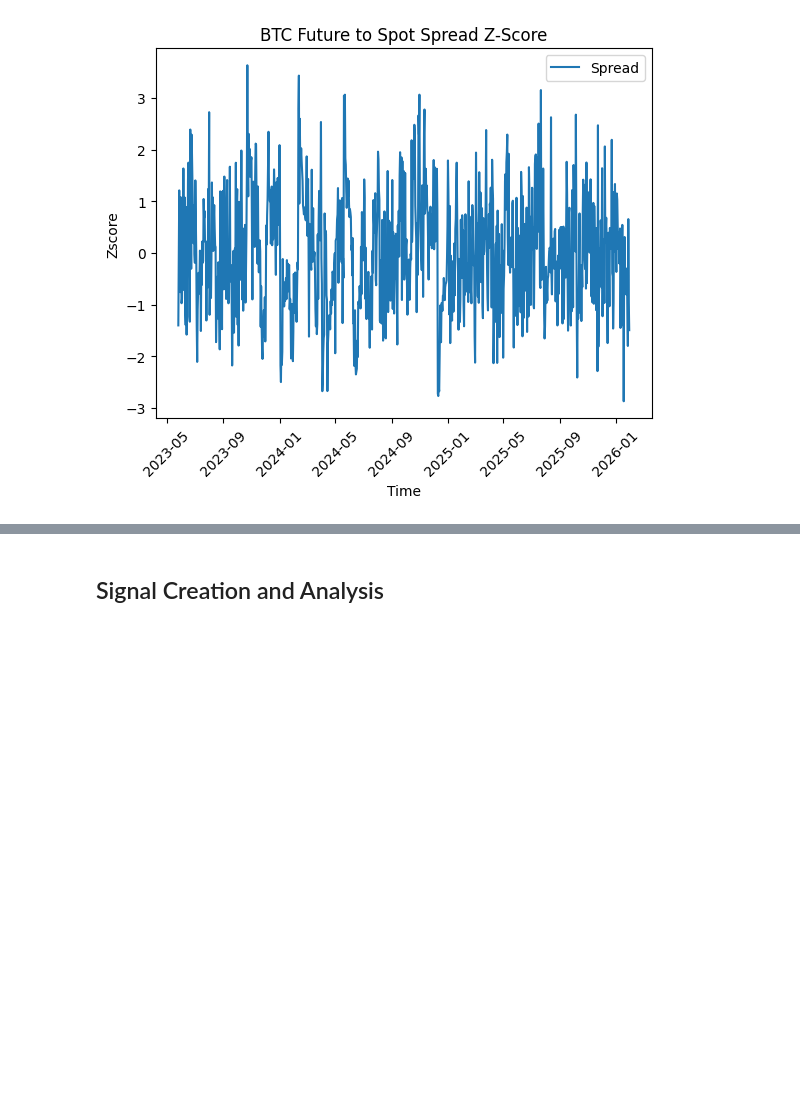
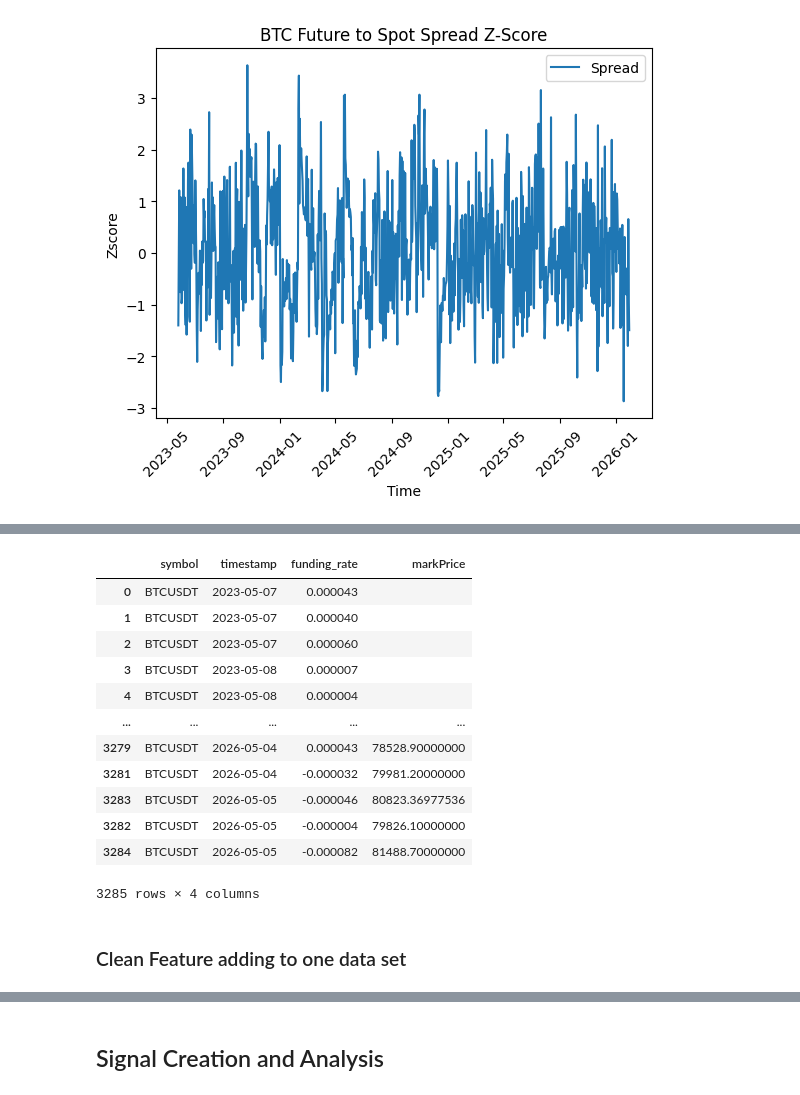
Before and after one commit to eaarowolo25/btc_spot_perp_meanreversion, a Jupyter notebook: notebooks/model.ipynb, the cells around one changed output, grey strips where cells are left out. Drawn from its saved outputs; the diff is of its cells as text; code cells hidden in the pictures; blank space fills up the shorter version.

```diff
--- a/notebooks/model.ipynb
+++ b/notebooks/model.ipynb
@@ -244,0 +318,20 @@ plt.show()
+# %%
+funding_df = funding_df.sort_values("timestamp")
+
+funding_df
+# %% [output]
+|  | symbol | timestamp | funding_rate | markPrice |
+| 0 | BTCUSDT | 2023-05-07 | 0.000043 |  |
+| 1 | BTCUSDT | 2023-05-07 | 0.000040 |  |
+| 2 | BTCUSDT | 2023-05-07 | 0.000060 |  |
+| 3 | BTCUSDT | 2023-05-08 | 0.000007 |  |
+| 4 | BTCUSDT | 2023-05-08 | 0.000004 |  |
+| ... | ... | ... | ... | ... |
+| 3279 | BTCUSDT | 2026-05-04 | 0.000043 | 78528.90000000 |
+| 3281 | BTCUSDT | 2026-05-04 | -0.000032 | 79981.20000000 |
+| 3283 | BTCUSDT | 2026-05-05 | -0.000046 | 80823.36977536 |
+| 3282 | BTCUSDT | 2026-05-05 | -0.000004 | 79826.10000000 |
+| 3284 | BTCUSDT | 2026-05-05 | -0.000082 | 81488.70000000 |
+3285 rows × 4 columns
+# %% [markdown]
+### Clean Feature adding to one data set
```
Also changed, not shown: parts of 15 cells of this notebook.
